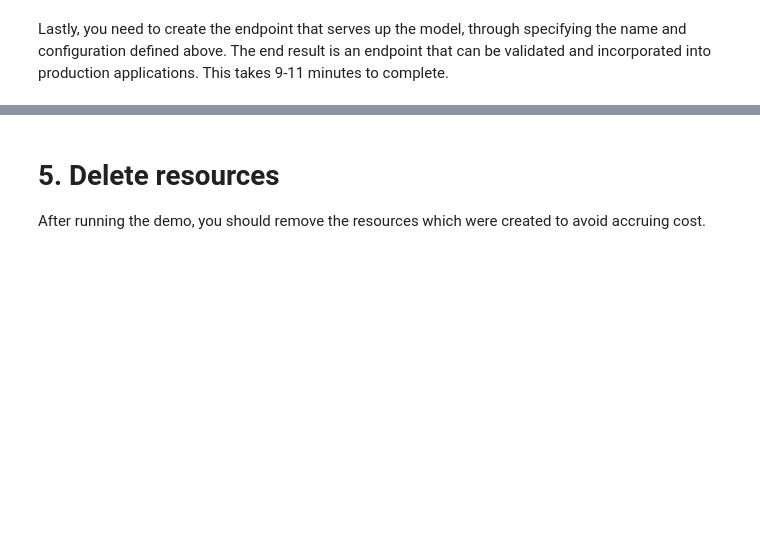
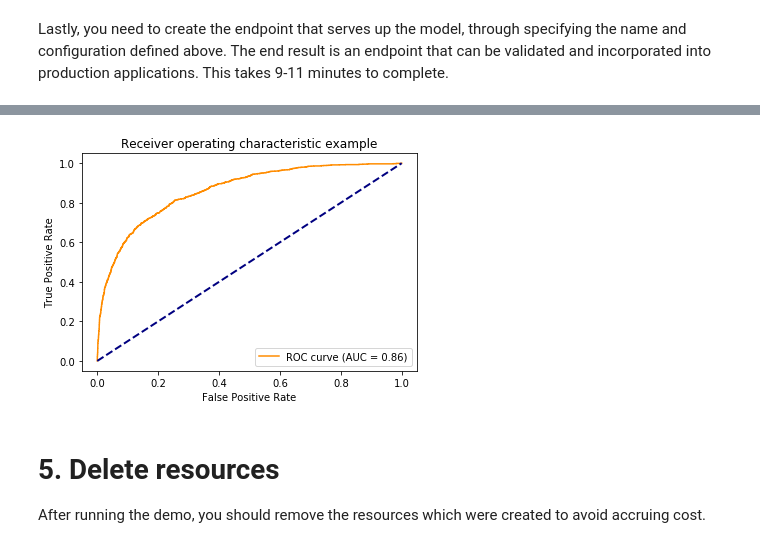
Before and after one commit to Amirosimani/sm-tutorial, a Jupyter notebook: 2 hour/studio_tutorial_pipelines.ipynb, the cells around one changed output, grey strips where cells are left out. Drawn from its saved outputs; the diff is of its cells as text; code cells hidden in the pictures; blank space fills up the shorter version.

Commit message:
batch transform

```diff
--- a/2 hour/studio_tutorial_pipelines.ipynb
+++ b/2 hour/studio_tutorial_pipelines.ipynb
@@ -136,8 +132,8 @@ response = sagemaker_session.upload_data(f'{local_data_dir}/validation.csv',
                                          key_prefix=data_prefix)
 validation_data_uri = response
 # %%
-X_test = X_test.drop(columns=['LABEL'])
-X_test.to_csv(f'{local_data_dir}/test.csv', header=False, index=False)
+X_test_s3 = X_test.drop(columns=['LABEL'])
+X_test_s3.to_csv(f'{local_data_dir}/test.csv', header=False, index=False)
 
 response = sagemaker_session.upload_data(f'{local_data_dir}/test.csv',
                                          bucket=default_bucket,
@@ -525,0 +507,8 @@ sm_transformer.transform(test_data_uri, content_type='text/csv', split_type='Lin
+# %%
+# create a dataframe from batch transform result
+y_pred = pd.read_csv('./test.csv.out', header=None)
+y_pred.columns = ['probability']
+
+# round the probabilities to get [0, 1]
+y_pred['prediction'] = y_pred['probability'].apply(round)
+y_pred.head()
@@ -525,0 +522,6 @@ sm_transformer.transform(test_data_uri, content_type='text/csv', split_type='Lin
+# %%
+# Generate classification report
+y_test = X_test['LABEL']
+
+print(classification_report(y_true=y_test,
+                y_pred=y_pred['prediction']))
@@ -526,3 +537,18 @@ sm_transformer.transform(test_data_uri, content_type='text/csv', split_type='Lin
+# %%
+fpr, tpr, thresholds = roc_curve(y_test,  y_pred['probability'])
+auc = roc_auc_score(y_test, y_pred['probability'])
+lw = 2
+
+plt.plot(fpr, tpr, color='darkorange', label='ROC curve (AUC = %0.2f)' % auc)
+plt.plot([0, 1], [0, 1], color='navy', lw=lw, linestyle='--')
+
+plt.xlabel('False Positive Rate')
+plt.ylabel('True Positive Rate')
+plt.title('Receiver operating characteristic example')
+plt.legend(loc="lower right")
+plt.show()
+# %% [output]
+[figure, added]
 # %% [markdown]
 # 5. Delete resources
 
```
Also changed, not shown: parts of 30 cells of this notebook, 2 other files.
